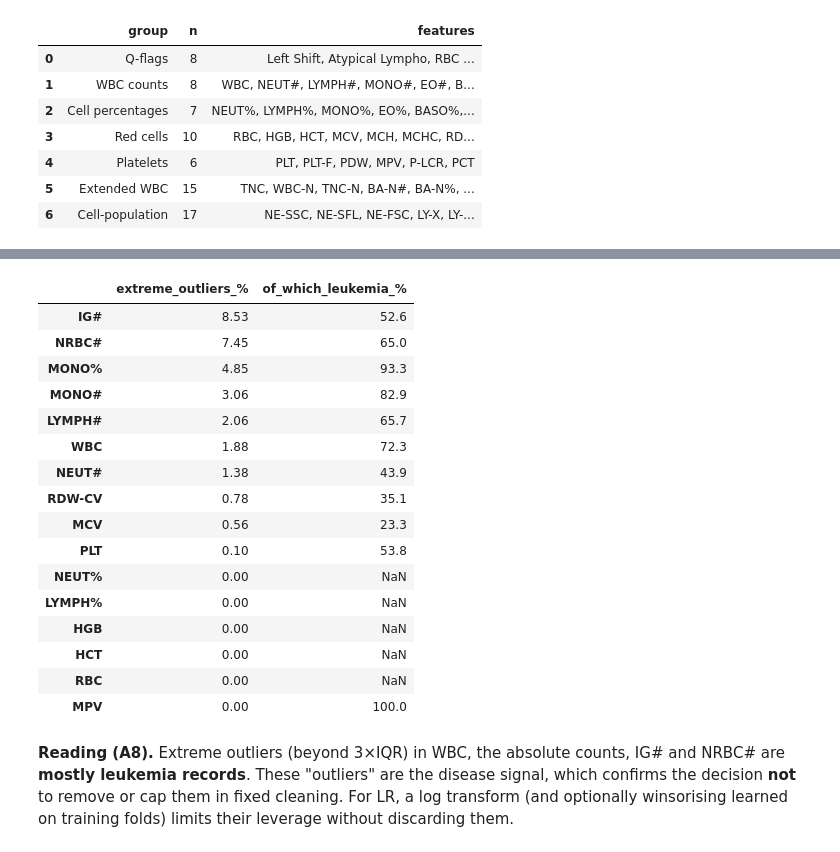
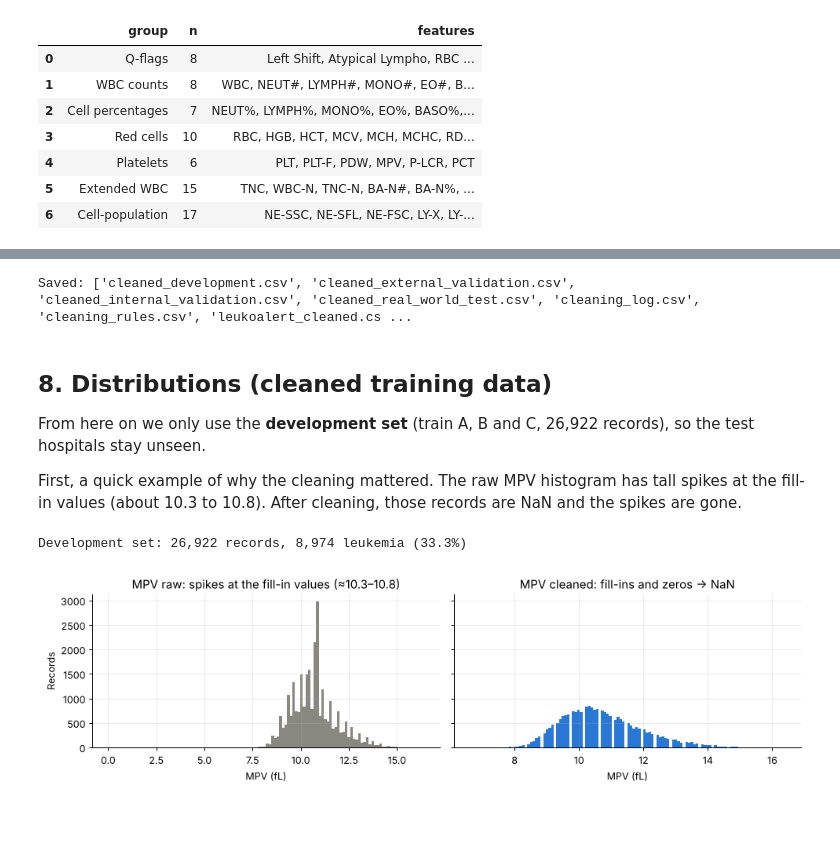
Before and after one commit to aree22-hafeez/LeukoGuard_Project, a Jupyter notebook: notebooks/01_EDA_and_Cleaning.ipynb, the cells around one changed output, grey strips where cells are left out. Drawn from its saved outputs; the diff is of its cells as text; code cells hidden in the pictures; blank space fills up the shorter version.

```diff
--- a/notebooks/01_EDA_and_Cleaning.ipynb
+++ b/notebooks/01_EDA_and_Cleaning.ipynb
@@ -556,29 +507,26 @@ plt.tight_layout(); savefig("A8_boxplots_key_features"); plt.show()
+# %%
+# Save cleaned data + documentation
+clean.to_csv(CLEAN_DIR / "leukoalert_cleaned.csv.gz", index=False, compression="gzip")
+for name, g in clean.groupby("cohort", observed=True):
+    g.to_csv(CLEAN_DIR / f"cleaned_{name}.csv", index=False)
+clean_log.to_csv(CLEAN_DIR / "cleaning_log.csv", index=False)
+rules.to_csv(CLEAN_DIR / "cleaning_rules.csv", index=False)
+print("Saved:", sorted(p.name for p in CLEAN_DIR.iterdir()))
+# %% [output]
+Saved: ['cleaned_development.csv', 'cleaned_external_validation.csv', 'cleaned_internal_validation.csv', 'cleaned_real_world_test.csv', 'cleaning_log.csv', 'cleaning_rules.csv', 'leukoalert_cleaned.cs ...
+# %% [markdown]
+## 8. Distributions (cleaned training data)
+From here on we only use the **development set** (train A, B and C, 26,922 records), so the test hospitals stay unseen.
+
+First, a quick example of why the cleaning mattered. The raw MPV histogram has tall spikes at the fill-in values (about 10.3 to 10.8). After cleaning, those records are NaN and the spikes are gone.
 # %%
-# Outlier census (IQR rule) - descriptive only; NOT used to remove anything
-q1, q3 = dev[FEATURES].quantile(.25), dev[FEATURES].quantile(.75); iqr = q3 - q1
-out = ((dev[FEATURES] < q1 - 3 * iqr) | (dev[FEATURES] > q3 + 3 * iqr))
-out_tab = pd.DataFrame({"extreme_outliers_%": out.mean().mul(100).round(2),
-                        "of_which_leukemia_%": [round(100 * dev.loc[out[c], "y"].mean(), 1) if out[c].any() else np.nan for c in FEATURES]})
-out_tab = out_tab.loc[KEY_FEATURES].sort_values("extreme_outliers_%", ascending=False)
-out_tab
+dev = clean[clean["split"] == "train"].reset_index(drop=True)
+print(f"Development set: {len(dev):,} records, {dev.y.sum():,} leukemia ({100*dev.y.mean():.1f}%)")
+fig, ax = plt.subplots(1, 2, figsize=(11, 3.2), sharey=True)
+ax[0].hist(dev_raw["MPV"], bins=120, color="#888780"); ax[0].set_title("MPV raw: spikes at the fill-in values (≈10.3–10.8)")
+ax[1].hist(dev["MPV"].dropna(), bins=120, color=C_HC); ax[1].set_title("MPV cleaned: fill-ins and zeros → NaN")
+for a in ax: a.set_xlabel("MPV (fL)")
+ax[0].set_ylabel("Records"); plt.tight_layout(); savefig("A7_MPV_raw_vs_clean"); plt.show()
 # %% [output]
-|  | extreme_outliers_% | of_which_leukemia_% |
-| IG# | 8.53 | 52.6 |
-| NRBC# | 7.45 | 65.0 |
-| MONO% | 4.85 | 93.3 |
-| MONO# | 3.06 | 82.9 |
-| LYMPH# | 2.06 | 65.7 |
-| WBC | 1.88 | 72.3 |
-| NEUT# | 1.38 | 43.9 |
-| RDW-CV | 0.78 | 35.1 |
-| MCV | 0.56 | 23.3 |
-| PLT | 0.10 | 53.8 |
-| NEUT% | 0.00 | NaN |
-| LYMPH% | 0.00 | NaN |
-| HGB | 0.00 | NaN |
-| HCT | 0.00 | NaN |
-| RBC | 0.00 | NaN |
-| MPV | 0.00 | 100.0 |
+Development set: 26,922 records, 8,974 leukemia (33.3%)
+[figure, added]
-# %% [markdown]
-**Reading (A8).** Extreme outliers (beyond 3×IQR) in WBC, the absolute counts, IG# and NRBC# are **mostly leukemia records**. These "outliers" are the disease signal, which confirms the decision **not** to remove or cap them in fixed cleaning.
-For LR, a log transform (and optionally winsorising learned on training folds) limits their leverage without discarding them.
```
Also changed, not shown: parts of 89 cells of this notebook.
